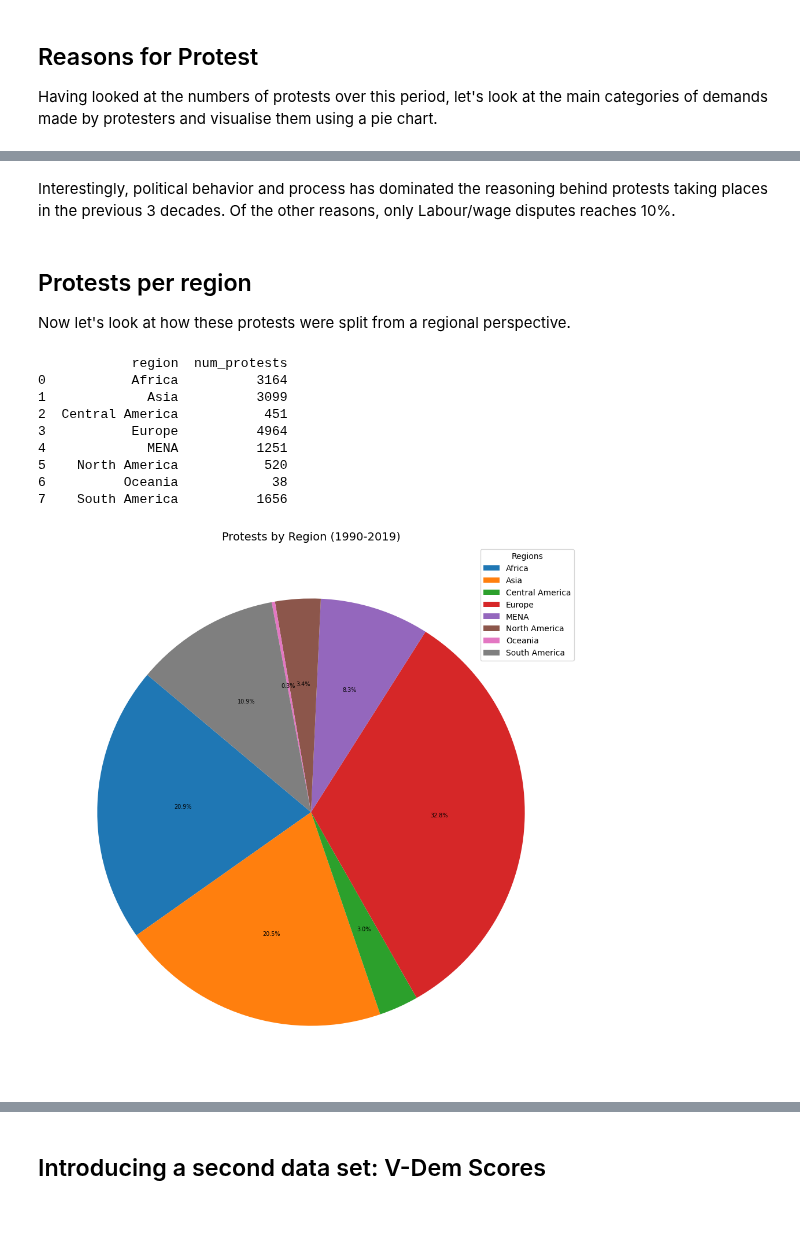
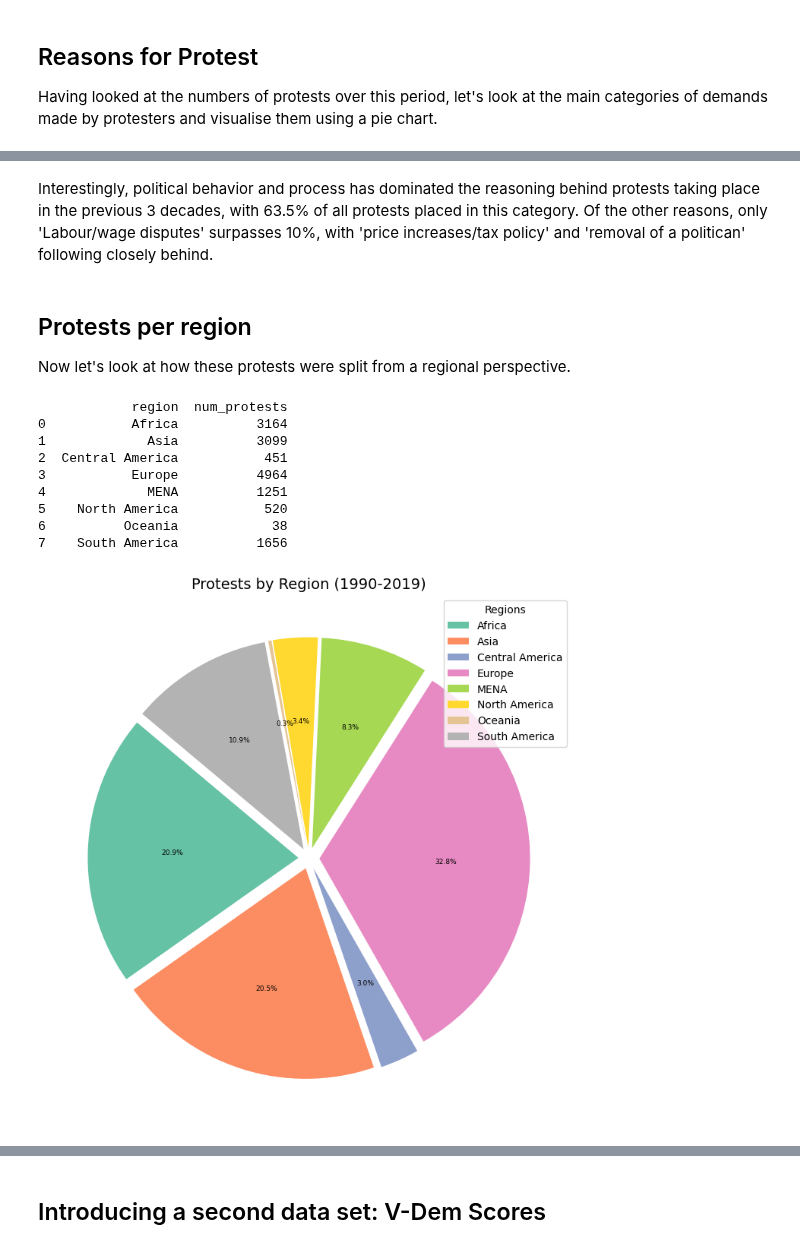
Before and after one commit to MylesHenehan/pfda, a Jupyter notebook: project/project.ipynb, the cells around one changed output, grey strips where cells are left out. Cells and saved outputs as stored; diff of their text form; code cells hidden in the pictures; blank space fills up the shorter version.

```diff
--- a/project/project.ipynb
+++ b/project/project.ipynb
@@ -155,36 +156,37 @@ plt.show()
 # %% [markdown]
-Interestingly, political behavior and process has dominated the reasoning behind protests taking places in the previous 3 decades. Of the other reasons, only Labour/wage disputes reaches 10%.
+Interestingly, political behavior and process has dominated the reasoning behind protests taking place in the previous 3 decades, with 63.5% of all protests placed in this category. Of the other reasons, only 'Labour/wage disputes' surpasses 10%, with 'price increases/tax policy' and 'removal of a politican' following closely behind.
 # %% [markdown]
 ## Protests per region
 Now let's look at how these protests were split from a regional perspective.
 # %%
-# Group by region and count the number of protests
 regiongrouped = massmob_df.groupby('region')
 protests_per_region = regiongrouped.size().reset_index(name='num_protests')
 print(protests_per_region)
 
-# Plot pie chart
-plt.figure(figsize=(20, 12))
+
+plt.figure(figsize=(15, 9))
 wedges, texts, autotexts = plt.pie(
     protests_per_region['num_protests'],
-    autopct='%1.1f%%',  # Display percentage with 1 decimal place
+    autopct='%1.1f%%',
      startangle=140,
-    textprops={'fontsize': 7}  # Adjust font size of labels and percentages
+    textprops={'fontsize': 6.5},
+    colors=sns.color_palette('Set2'),
+    explode=[0.05, 0.05, 0.05, 0.05, 0.05, 0.05, 0.05, 0.05]
 )
 plt.title('Protests by Region (1990-2019)', fontsize=14)  # Adjust title font size
 
 # Add legend
 plt.legend(wedges, protests_per_region['region'], title="Regions", fontsize=10)  # Adjust legend font size
 plt.show()
 # %% [output]
             region  num_protests
 0           Africa          3164
 1             Asia          3099
 2  Central America           451
 3           Europe          4964
 4             MENA          1251
 5    North America           520
 6          Oceania            38
 7    South America          1656
-[figure, old version]
+[figure, new version]
 # %% [markdown]
```
Also changed, not shown: parts of 21 cells of this notebook, 2 other files.
